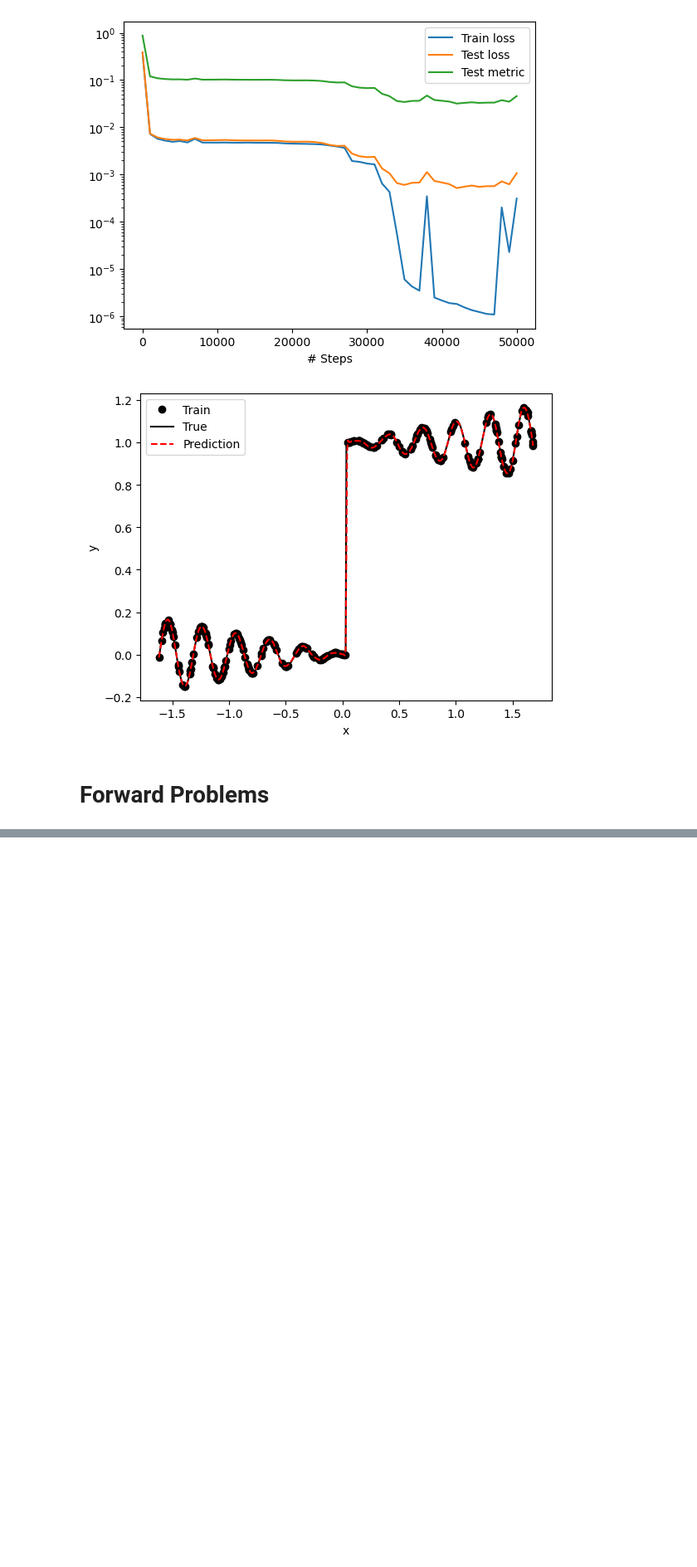
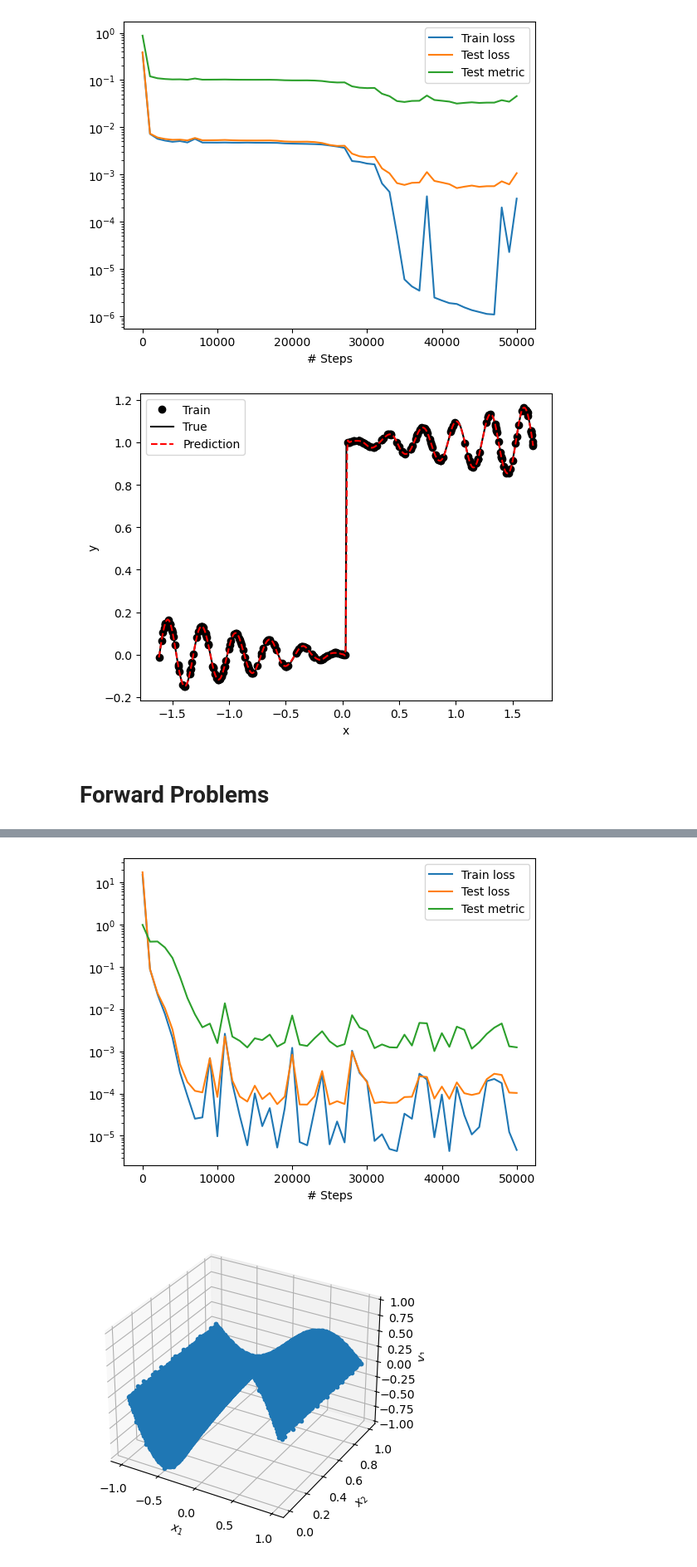
Before and after one commit to imriaharoni/PINN_Workshop, a Jupyter notebook: DeppXDE/Test_DeepXDE.ipynb, the cells around one changed output, grey strips where cells are left out. Shown: that part at 83% size. Cells and saved outputs as stored; diff of their text form; code cells hidden in the pictures; blank space fills up the shorter version.

```diff
--- a/DeppXDE/Test_DeepXDE.ipynb
+++ b/DeppXDE/Test_DeepXDE.ipynb
@@ -137,0 +141,4 @@ The exact solution is
+# %%
+a = 0.4
+L = 1
+n = 1
@@ -137,0 +157,5 @@ The exact solution is
+# %%
+def pde(x, y):
+    dy_t = dde.grad.jacobian(y, x, i=0, j=1)
+    dy_xx = dde.grad.hessian(y, x, i=0, j=0)
+    return dy_t - a * dy_xx
@@ -137,0 +296,69 @@ The exact solution is
+# %%
+"""Backend supported: tensorflow.compat.v1, tensorflow, pytorch, paddle"""
+import deepxde as dde
+import numpy as np
+import tensorflow as tf
+# Backend tensorflow.compat.v1 or tensorflow
+from deepxde.backend import tf
+
+import torch
+
+
+
+C = dde.Variable(2.0)
+
+
+def pde(x, y):
+    dy_t = dde.grad.jacobian(y, x, i=0, j=1)
+    dy_xx = dde.grad.hessian(y, x, i=0, j=0)
+
+    return (
+        dy_t
+        - C * dy_xx
+        + torch.exp(-x[:, 1:])
+        * (torch.sin(np.pi * x[:, 0:1]) - np.pi ** 2 * torch.sin(np.pi * x[:, 0:1]))
+    )
+
+
+
+def func(x):
+    return np.sin(np.pi * x[:, 0:1]) * np.exp(-x[:, 1:])
+
+
+geom = dde.geometry.Interval(-1, 1)
+timedomain = dde.geometry.TimeDomain(0, 1)
+geomtime = dde.geometry.GeometryXTime(geom, timedomain)
+
+bc = dde.icbc.DirichletBC(geomtime, func, lambda _, on_boundary: on_boundary)
+ic = dde.icbc.IC(geomtime, func, lambda _, on_initial: on_initial)
+
+observe_x = np.vstack((np.linspace(-1, 1, num=10), np.full((10), 1))).T
+observe_y = dde.icbc.PointSetBC(observe_x, func(observe_x), component=0)
+
+data = dde.data.TimePDE(
+    geomtime,
+    pde,
+    [bc, ic, observe_y],
+    num_domain=40,
+    num_boundary=20,
+    num_initial=10,
+    anchors=observe_x,
+    solution=func,
+    num_test=10000,
+)
+
+layer_size = [2] + [32] * 3 + [1]
+activation = "tanh"
+initializer = "Glorot uniform"
+net = dde.nn.FNN(layer_size, activation, initializer)
+
+model = dde.Model(data, net)
+
+model.compile(
+    "adam", lr=0.001, metrics=["l2 relative error"], external_trainable_variables=C
+)
+variable = dde.callbacks.VariableValue(C, period=1000)
+losshistory, train_state = model.train(iterations=50000, callbacks=[variable])
+
+dde.saveplot(losshistory, train_state, issave=True, isplot=True)
+# %% [output]
@@ -137,0 +382,2 @@ The exact solution is
+[figure, added]
+[figure, added]
```
Also changed, not shown: parts of 28 cells of this notebook, 7 other files.
